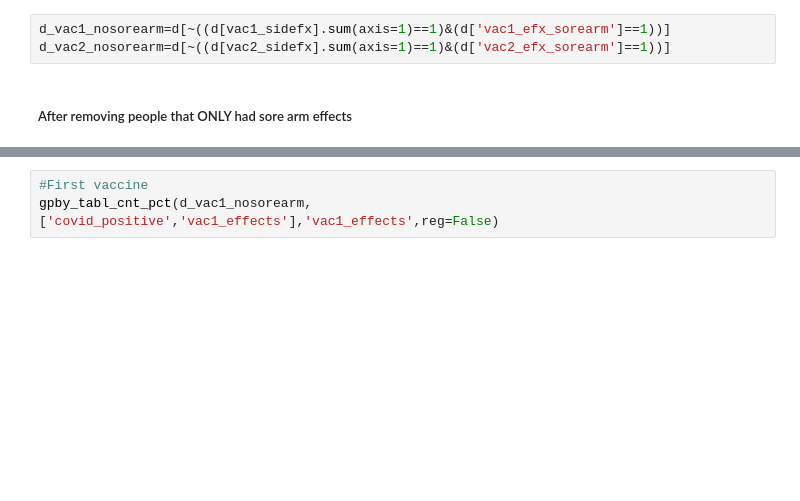
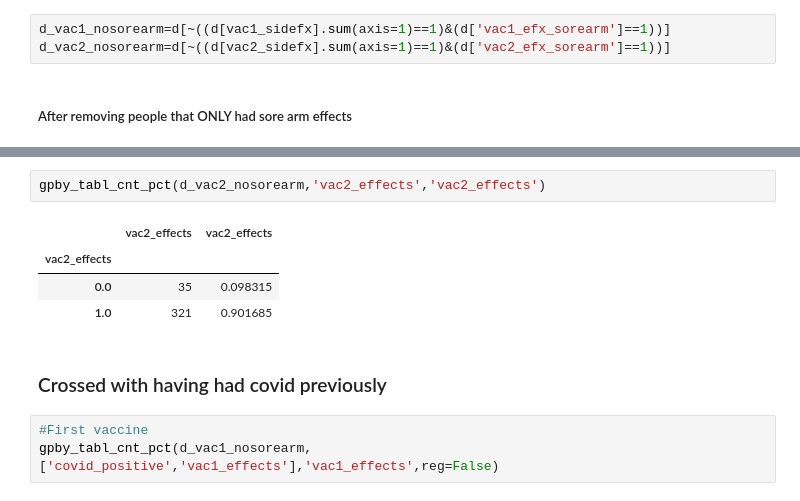
Before and after one commit to amillner/notebook_show, a Jupyter notebook: vaccine_survey.ipynb, the cells around one changed output, grey strips where cells are left out. Drawn from its saved outputs; the diff is of its cells as text; blank space fills up the shorter version.

```diff
--- a/vaccine_survey.ipynb
+++ b/vaccine_survey.ipynb
@@ -225,3 +248,12 @@ d_vac2_nosorearm=d[~((d[vac2_sidefx].sum(axis=1)==1)&(d['vac2_efx_sorearm']==1))
+# %%
+gpby_tabl_cnt_pct(d_vac2_nosorearm,'vac2_effects','vac2_effects')
+# %% [output]
+|  | vac2_effects | vac2_effects |
+| vac2_effects |  |  |
+| 0.0 | 35 | 0.098315 |
+| 1.0 | 321 | 0.901685 |
+# %% [markdown]
+### Crossed with having had covid previously
 # %%
 #First vaccine
 gpby_tabl_cnt_pct(d_vac1_nosorearm,['covid_positive','vac1_effects'],'vac1_effects',reg=False)
```
Also changed, not shown: parts of 4 cells of this notebook.
